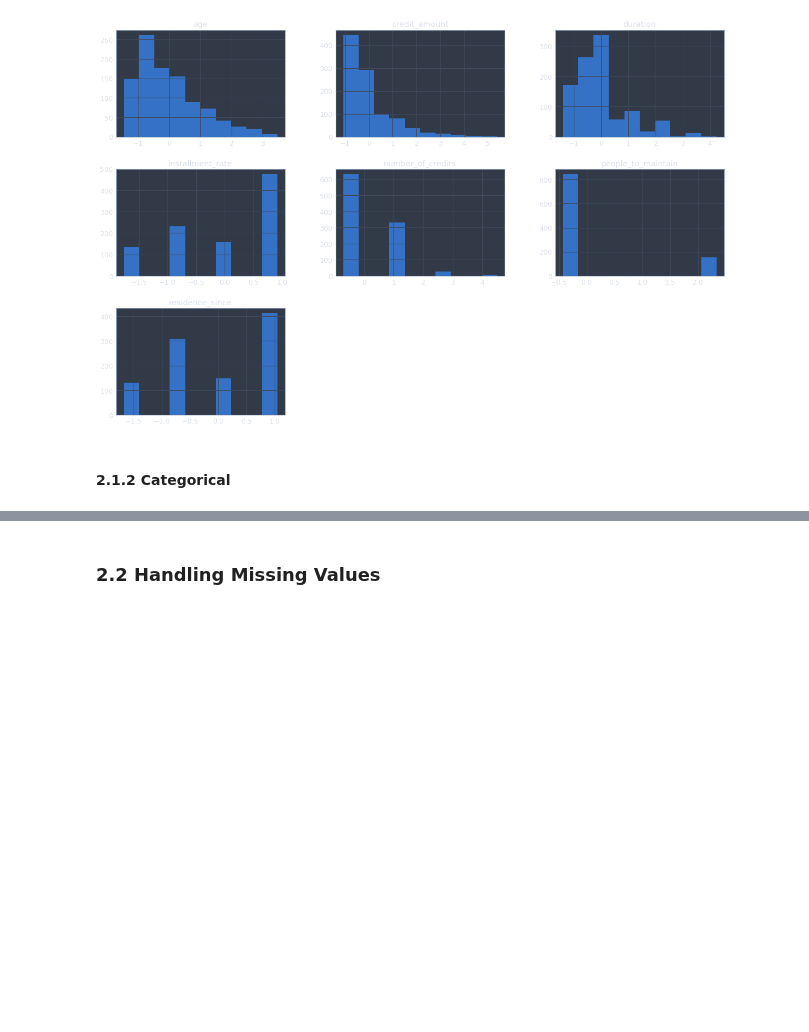
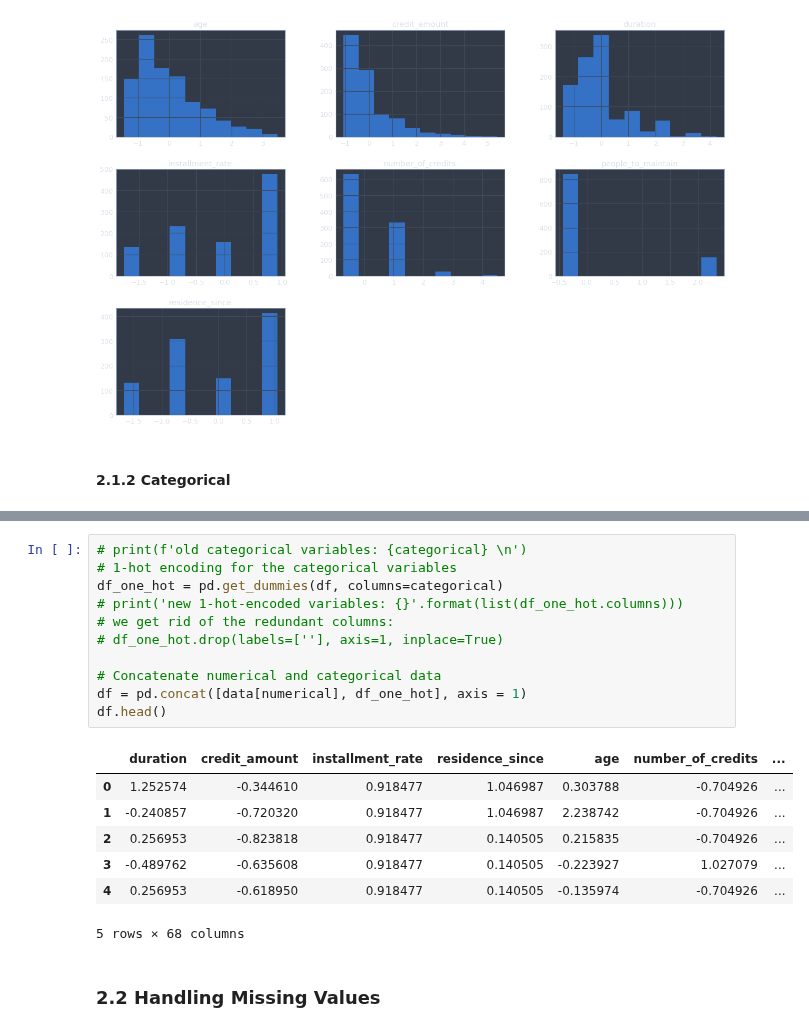
Before and after one commit to alyonavyshnevska/intelligent_data_analysis, a Jupyter notebook: Final_Project/FinalProject.ipynb, the cells around one changed output, grey strips where cells are left out. Cells and saved outputs as stored; diff of their text form; blank space fills up the shorter version.

```diff
--- a/Final_Project/FinalProject.ipynb
+++ b/Final_Project/FinalProject.ipynb
@@ -266,2 +254,21 @@ dummyvars.head()
+# %%
+# print(f'old categorical variables: {categorical} \n')
+# 1-hot encoding for the categorical variables
+df_one_hot = pd.get_dummies(df, columns=categorical)
+# print('new 1-hot-encoded variables: {}'.format(list(df_one_hot.columns)))
+# we get rid of the redundant columns:
+# df_one_hot.drop(labels=[''], axis=1, inplace=True)
+
+# Concatenate numerical and categorical data
+df = pd.concat([data[numerical], df_one_hot], axis = 1)
+df.head()
+# %% [output]
+|  | duration | credit_amount | installment_rate | residence_since | age | number_of_credits | ... |
+| 0 | 1.252574 | -0.344610 | 0.918477 | 1.046987 | 0.303788 | -0.704926 | ... |
+| 1 | -0.240857 | -0.720320 | 0.918477 | 1.046987 | 2.238742 | -0.704926 | ... |
+| 2 | 0.256953 | -0.823818 | 0.918477 | 0.140505 | 0.215835 | -0.704926 | ... |
+| 3 | -0.489762 | -0.635608 | 0.918477 | 0.140505 | -0.223927 | 1.027079 | ... |
+| 4 | 0.256953 | -0.618950 | 0.918477 | 0.140505 | -0.135974 | -0.704926 | ... |
+5 rows × 68 columns
 # %% [markdown]
 ### 2.2 Handling Missing Values
```
Also changed, not shown: parts of 5 cells of this notebook.
